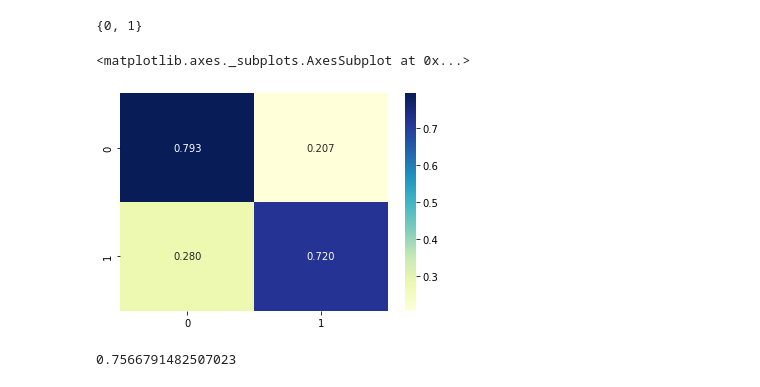
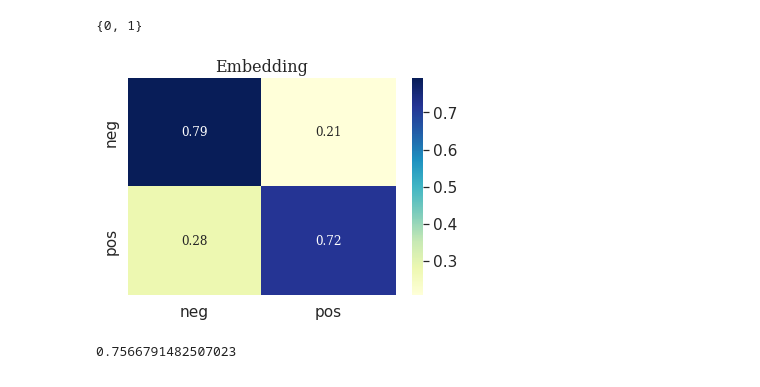
Before and after one commit to Sedighe-Raeisi/NLP-Sentiment-Analysis-, a Jupyter notebook: Tweet_Sentiment_Embedding.ipynb, the cells around one changed output. Drawn from its saved outputs; the diff is of its cells as text; code cells hidden in the pictures.

```diff
--- a/Tweet_Sentiment_Embedding.ipynb
+++ b/Tweet_Sentiment_Embedding.ipynb
@@ -268,3 +270,6 @@ plt.show();
+# %%
+model_path=('/content/drive/MyDrive/MachineLearning/NLP/embedding_1')
+model=load_model(model_path)
 # %%
 pred=model.predict(X_test_NN)
 # %%
@@ -285,10 +289,19 @@ set(y_pred)
 # %%
 from sklearn.metrics import confusion_matrix
 cm=confusion_matrix(y_test, y_pred, normalize='true')
-sn.heatmap(cm, annot=True, fmt='2.3f', cmap='YlGnBu')
+ax = plt.axes()
+font={"size": 16, "family":'serif'}
+ax.set_title('Embedding',fontdict=font)
+
+sn.set(font_scale=1.4)
+ax=sn.heatmap(cm, annot=True, fmt='2.2f',
+            yticklabels=[ 'neg','pos'] ,
+           xticklabels=[ 'neg','pos'] ,
+           cmap='YlGnBu',ax=ax
+           ,annot_kws={"size": 12, "family":'serif'},
+           );
 # %% [output]
-<matplotlib.axes._subplots.AxesSubplot at 0x...>
-[figure, old version]
+[figure, new version]
 # %%
 from sklearn.metrics import accuracy_score
 # %%
```
Also changed, not shown: parts of 2 cells of this notebook.
